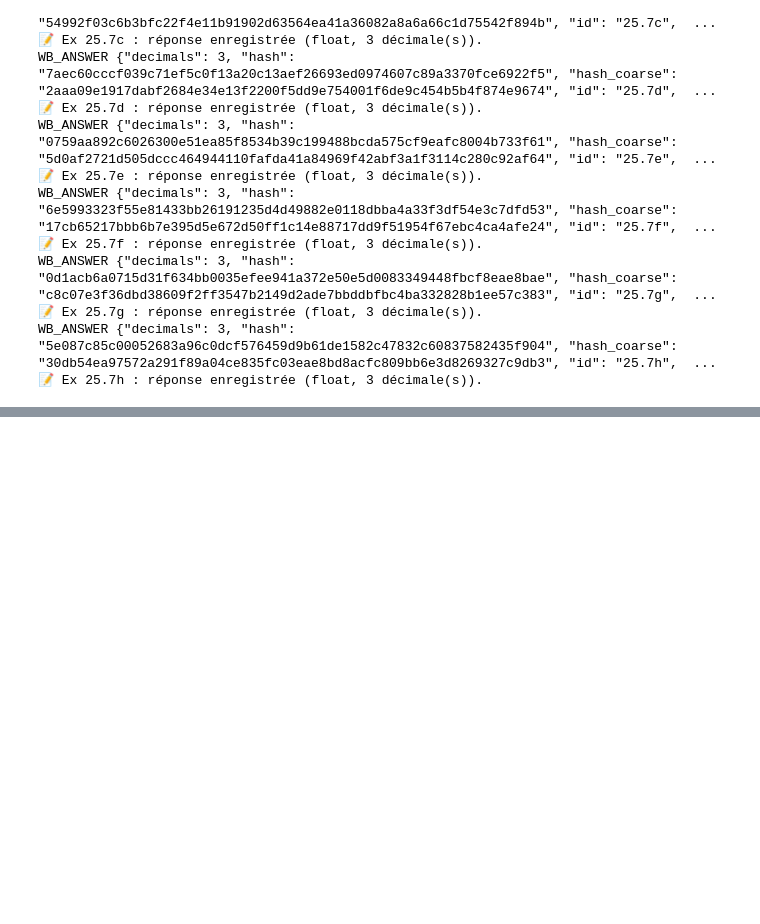
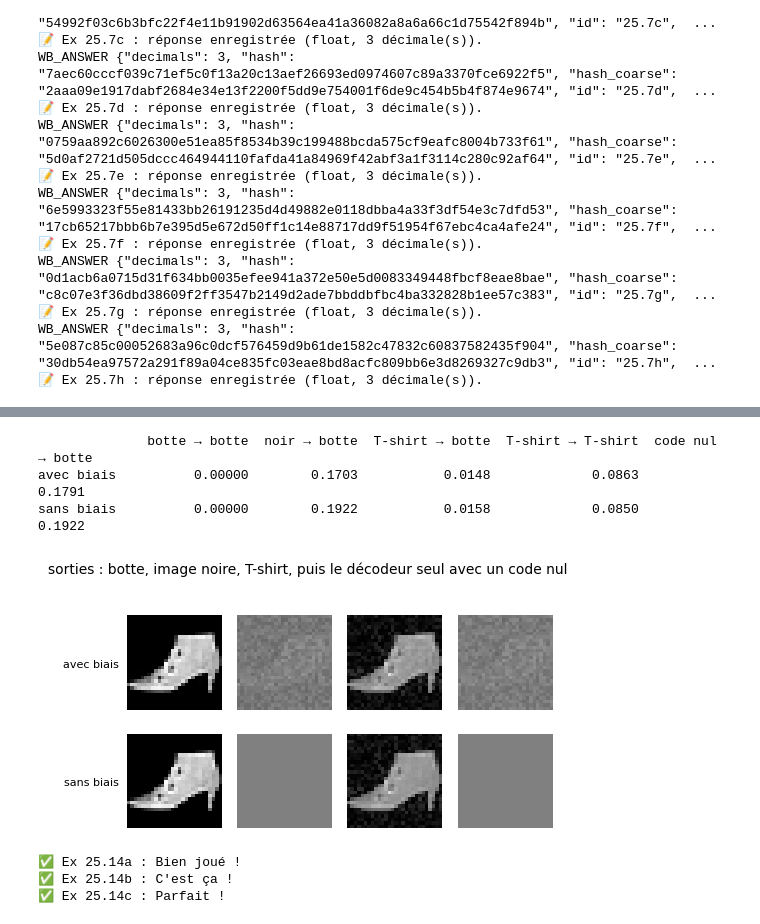
Before and after one commit to cemah2/workbookIA, a Jupyter notebook: chapitres/ch25_autoencodeurs/05_solutions.ipynb, the cells around one changed output, grey strips where cells are left out. Saved outputs shown, nothing was run; the diff lists cells and outputs as text; code cells hidden in the pictures; blank space fills up the shorter version.

```diff
--- a/chapitres/ch25_autoencodeurs/05_solutions.ipynb
+++ b/chapitres/ch25_autoencodeurs/05_solutions.ipynb
@@ -687,0 +885,2 @@ WB_ANSWER {"decimals": 3, "hash": "5e087c85c00052683a96c0dcf576459d9b61de1582c47
+# %%
+black_14, shirt_14, no_bias_14 = False, True, True
@@ -687,0 +898,29 @@ WB_ANSWER {"decimals": 3, "hash": "5e087c85c00052683a96c0dcf576459d9b61de1582c47
+# %%
+if any(answer is ... or answer is None for answer in [black_14, shirt_14, no_bias_14]):
+    print("⏳ Ex 25.14 : écris d'abord tes trois prédictions dans la cellule précédente.")
+else:
+    with checked("25.14"):
+        models_14 = {"avec biais": train_one_image_14(BOOT_14), "sans biais": train_one_image_14(BOOT_14, bias=False)}
+        print(f"{'':12s} {'botte → botte':>14s} {'noir → botte':>13s} {'T-shirt → botte':>16s} {'T-shirt → T-shirt':>18s} "
+              f"{'code nul → botte':>17s}")
+        rows_14, titles_14 = [], []
+        for name_14, model_14 in models_14.items():
+            out_14 = reconstruct(model_14, np.stack([BOOT_14, BLACK_14, SHIRT_14]))
+            zero_code_14 = decode(model_14, np.zeros((1, 20), dtype=np.float32))[0]   # the decoder alone, code = 0
+            print(f"{name_14:12s} {mse_per_image(out_14[:1], BOOT_14[None])[0]:14.5f} "
+                  f"{mse_per_image(out_14[1:2], BOOT_14[None])[0]:13.4f} {mse_per_image(out_14[2:], BOOT_14[None])[0]:16.4f} "
+                  f"{mse_per_image(out_14[2:], SHIRT_14[None])[0]:18.4f} {mse_per_image(zero_code_14[None], BOOT_14[None])[0]:17.4f}")
+            rows_14.append(np.vstack([out_14, zero_code_14[None]]))
+            titles_14.append(name_14)
+        show_rows(rows_14, titles_14, "sorties : botte, image noire, T-shirt, puis le décodeur seul avec un code nul", size=1.3)
+    wb.check("25.14a", black_14)
+    wb.check("25.14b", shirt_14)
+    wb.check("25.14c", no_bias_14)
+# %% [output]
+              botte → botte  noir → botte  T-shirt → botte  T-shirt → T-shirt  code nul → botte
+avec biais          0.00000        0.1703           0.0148             0.0863            0.1791
+sans biais          0.00000        0.1922           0.0158             0.0850            0.1922
+[figure, added]
+✅ Ex 25.14a : Bien joué !
+✅ Ex 25.14b : C'est ça !
+✅ Ex 25.14c : Parfait !
```
Also changed, not shown: parts of 57 cells of this notebook, 8 other files.
